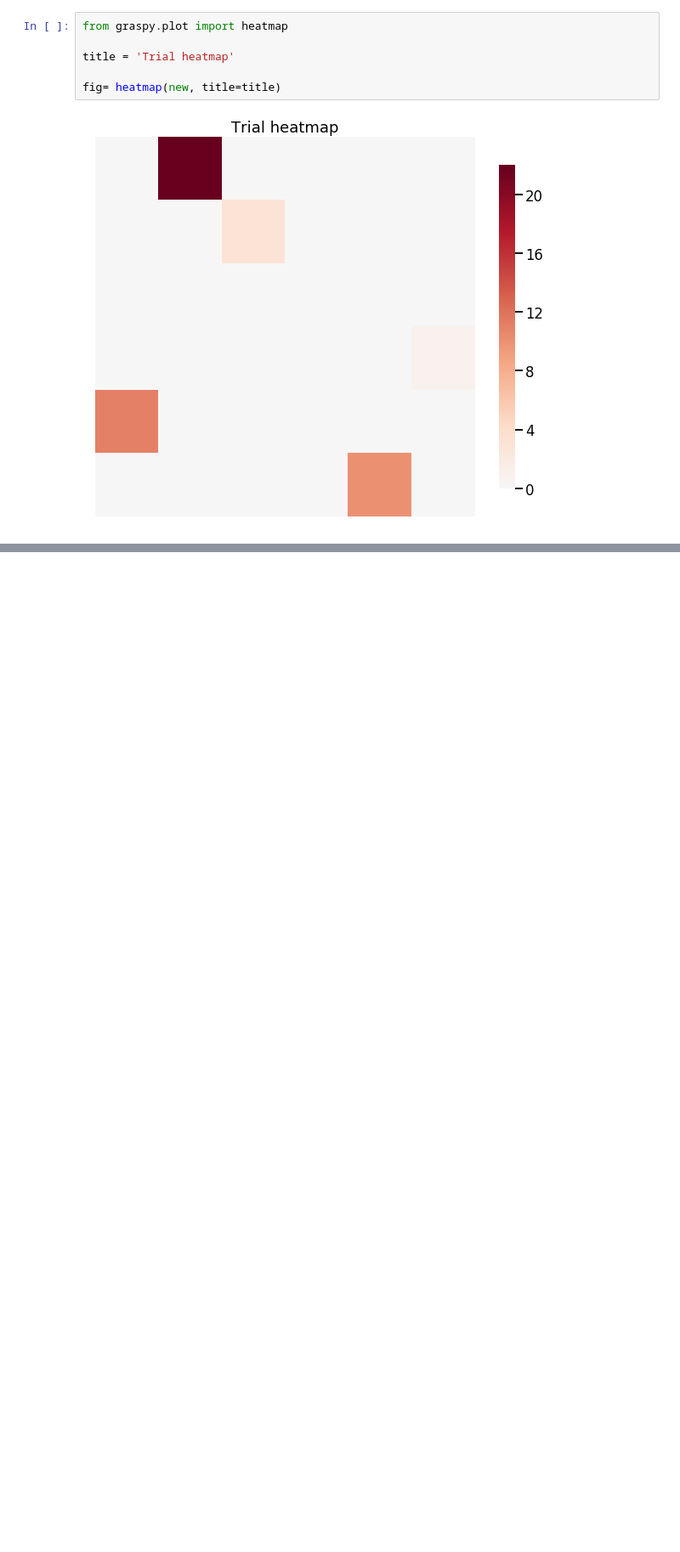
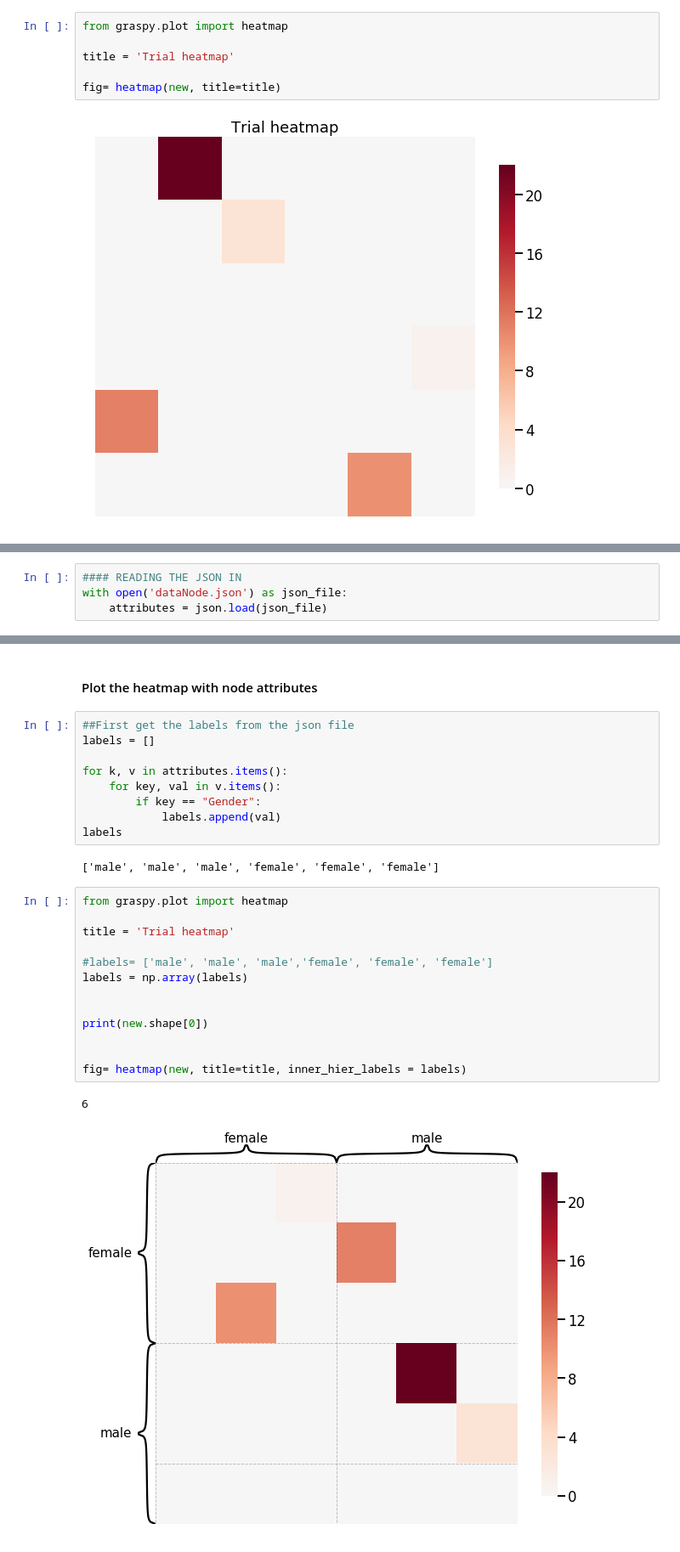
Before and after one commit to dmannan/graphSpec, a Jupyter notebook: trial2.ipynb, the cells around one changed output, grey strips where cells are left out. Shown at 85% size. Drawn from its saved outputs; the diff is of its cells as text; blank space fills up the shorter version.

Commit message:
fixed graspy plot with json

```diff
--- a/trial2.ipynb
+++ b/trial2.ipynb
@@ -67,0 +99,4 @@ fig= heatmap(new, title=title)
+# %%
+#### READING THE JSON IN
+with open('dataNode.json') as json_file:
+    attributes = json.load(json_file)
@@ -67,0 +119,29 @@ fig= heatmap(new, title=title)
+# %% [markdown]
+#### Plot the heatmap with node attributes
+# %%
+##First get the labels from the json file
+labels = []
+
+for k, v in attributes.items():
+    for key, val in v.items():
+        if key == "Gender":
+            labels.append(val)
+labels
+# %% [output]
+['male', 'male', 'male', 'female', 'female', 'female']
+# %%
+from graspy.plot import heatmap
+
+title = 'Trial heatmap'
+
+#labels= ['male', 'male', 'male','female', 'female', 'female']
+labels = np.array(labels)
+
+
+print(new.shape[0])
+
+
+fig= heatmap(new, title=title, inner_hier_labels = labels)
+# %% [output]
+6
+[figure, added]
```
Also changed, not shown: parts of 9 cells of this notebook, 2 other files.
